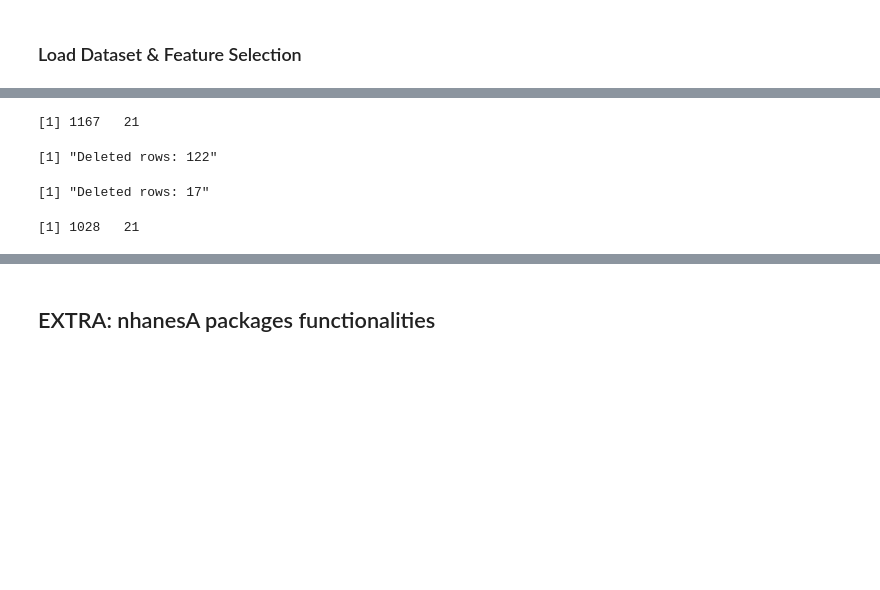
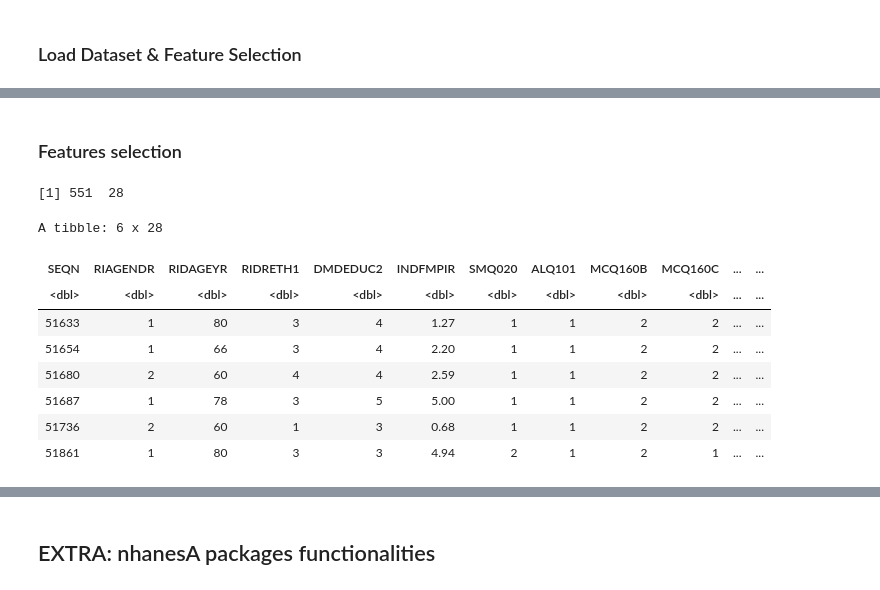
Before and after one commit to silvano315/Med-Physics, a Jupyter notebook: notebooks/NHANES_analysis.ipynb, the cells around one changed output, grey strips where cells are left out. Cells and saved outputs as stored; diff of their text form; code cells hidden in the pictures; blank space fills up the shorter version.

```diff
--- a/notebooks/NHANES_analysis.ipynb
+++ b/notebooks/NHANES_analysis.ipynb
@@ -1104,5 +1104,8 @@ library(officer)
 ### Configurations
 # %%
 path_to_data <- "/Users/silvanoquarto/Desktop/LAVORO/MEDICAL_PHYSICS/Med-Physics/data/NHANES/2013_14/"
+
+path_to_data_09_10 <- "/Users/silvanoquarto/Desktop/LAVORO/MEDICAL_PHYSICS/Med-Physics/data/NHANES/2009_10/"
+path_to_data_11_12 <- "/Users/silvanoquarto/Desktop/LAVORO/MEDICAL_PHYSICS/Med-Physics/data/NHANES/2011_12/"
 # %% [markdown]
 ### Load Dataset & Feature Selection
@@ -1579,37 +1599,30 @@ A data.frame: 6 x 362
+# %% [markdown]
+### Features selection
 # %%
-# Features selection for the descriptive analysis
+# Features selection for the descriptive and regression analysis
 
-columns_to_keep <- c("SEQN", "RIAGENDR", "RIDAGEYR", "RIDRETH1", "DMDEDUC2", "INDFMPIR",
+columns_to_keep <- c("SEQN", "RIAGENDR", "RIDAGEYR", "RIDRETH1",
+                     "DMDEDUC2", "INDFMPIR",
                      "SMQ020", "ALQ101", "MCQ160B", "MCQ160C",
-                     "MCQ160D", "MCQ160E", "MCQ160F", "MCQ160O", "MCQ160L", "MCQ220", "BPQ020",
-                     "DIQ010", "periodontitis", "mean_ppd", "mean_cal")
+                     "MCQ160D", "MCQ160E", "MCQ160F",
+                     "MCQ160L", "MCQ220", "BPQ020",
+                     "DIQ010", "PFQ061I",
+                     "DLQ010", "DLQ020", "DLQ040",
+                     "DPQ010", "DPQ020", "DPQ050", "WHQ060",
+                     "periodontitis", "mean_ppd", "mean_cal")
 
-df_selected <- df_class_with_means[, columns_to_keep]
+df <- df_class_with_means[, columns_to_keep]
 
-print(dim(df_selected))
+dim(df)
+head(df)
 # %% [output]
-[1] 1167   21
+[1] 551  28
+A tibble: 6 x 28
+| SEQN | RIAGENDR | RIDAGEYR | RIDRETH1 | DMDEDUC2 | INDFMPIR | SMQ020 | ALQ101 | MCQ160B | MCQ160C | ... | ... |
+| <dbl> | <dbl> | <dbl> | <dbl> | <dbl> | <dbl> | <dbl> | <dbl> | <dbl> | <dbl> | ... | ... |
+| 51633 | 1 | 80 | 3 | 4 | 1.27 | 1 | 1 | 2 | 2 | ... | ... |
+| 51654 | 1 | 66 | 3 | 4 | 2.20 | 1 | 1 | 2 | 2 | ... | ... |
+| 51680 | 2 | 60 | 4 | 4 | 2.59 | 1 | 1 | 2 | 2 | ... | ... |
+| 51687 | 1 | 78 | 3 | 5 | 5.00 | 1 | 1 | 2 | 2 | ... | ... |
+| 51736 | 2 | 60 | 1 | 3 | 0.68 | 1 | 1 | 2 | 2 | ... | ... |
+| 51861 | 1 | 80 | 3 | 3 | 4.94 | 2 | 1 | 2 | 1 | ... | ... |
-# %%
-# Drop rows with NA
-
-df_selected_clean <- na.omit(df_selected)
-
-print(paste("Deleted rows:", nrow(df_selected) - nrow(df_selected_clean)))
-# %% [output]
-[1] "Deleted rows: 122"
-# %%
-# Drop rows with value 9 for the following columns:
-# DMDEDUC2, SMQ020, MCQ160B, MCQ160C, MCQ160D, MCQ160E, MCQ160F, MCQ160L, BPQ020
-
-columns_to_check <- c("DMDEDUC2", "SMQ020", "MCQ160B", "MCQ160C", "MCQ160D",
-                      "MCQ160E", "MCQ160F", "MCQ160L", "BPQ020", "ALQ101")
-
-df_final <- df_selected_clean[!rowSums(df_selected_clean[, columns_to_check] == 9), ]
-
-print(paste("Deleted rows:", nrow(df_selected_clean) - nrow(df_final)))
-# %% [output]
-[1] "Deleted rows: 17"
-# %%
-dim(df_final)
-# %% [output]
-[1] 1028   21
```
Also changed, not shown: parts of 61 cells of this notebook.
